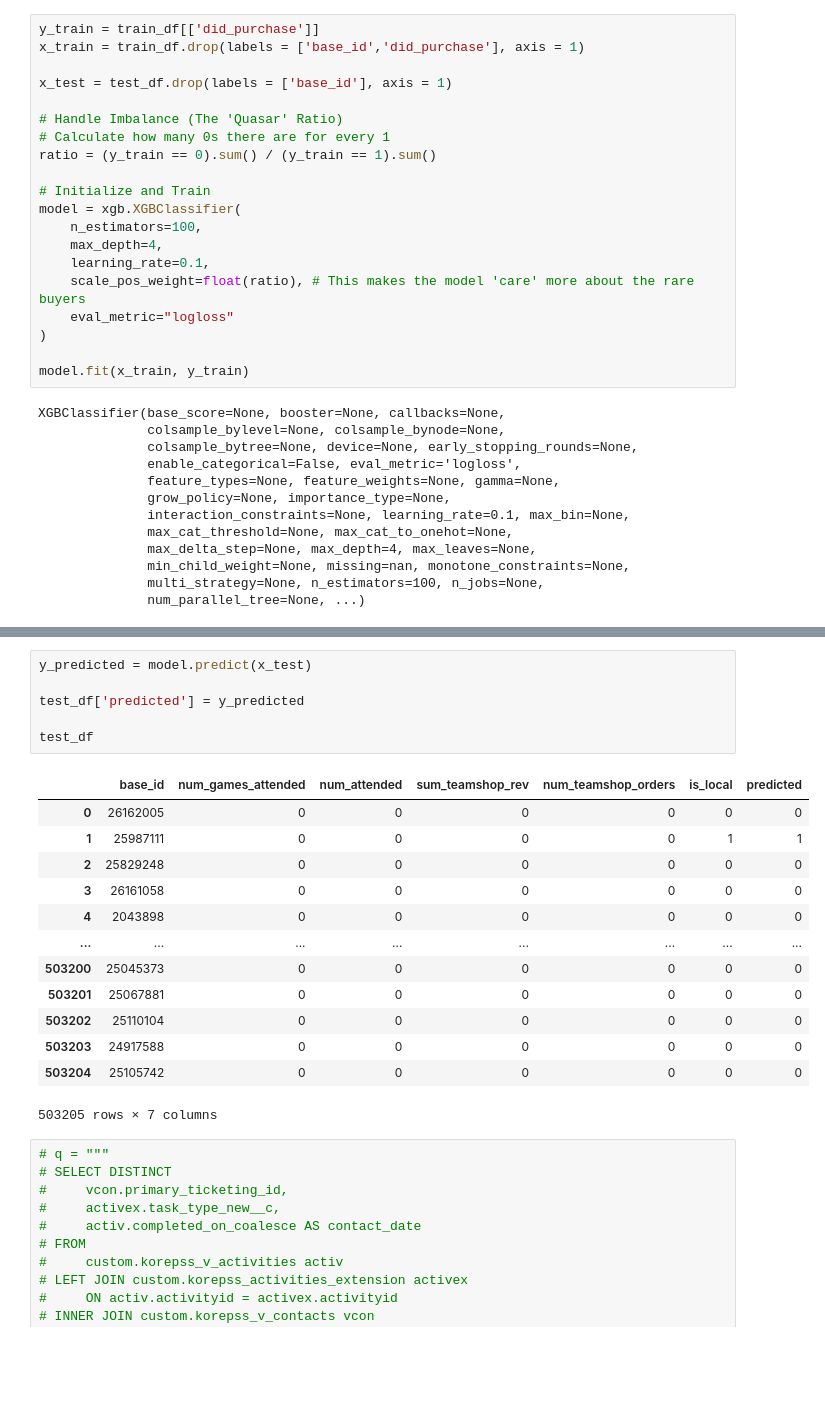
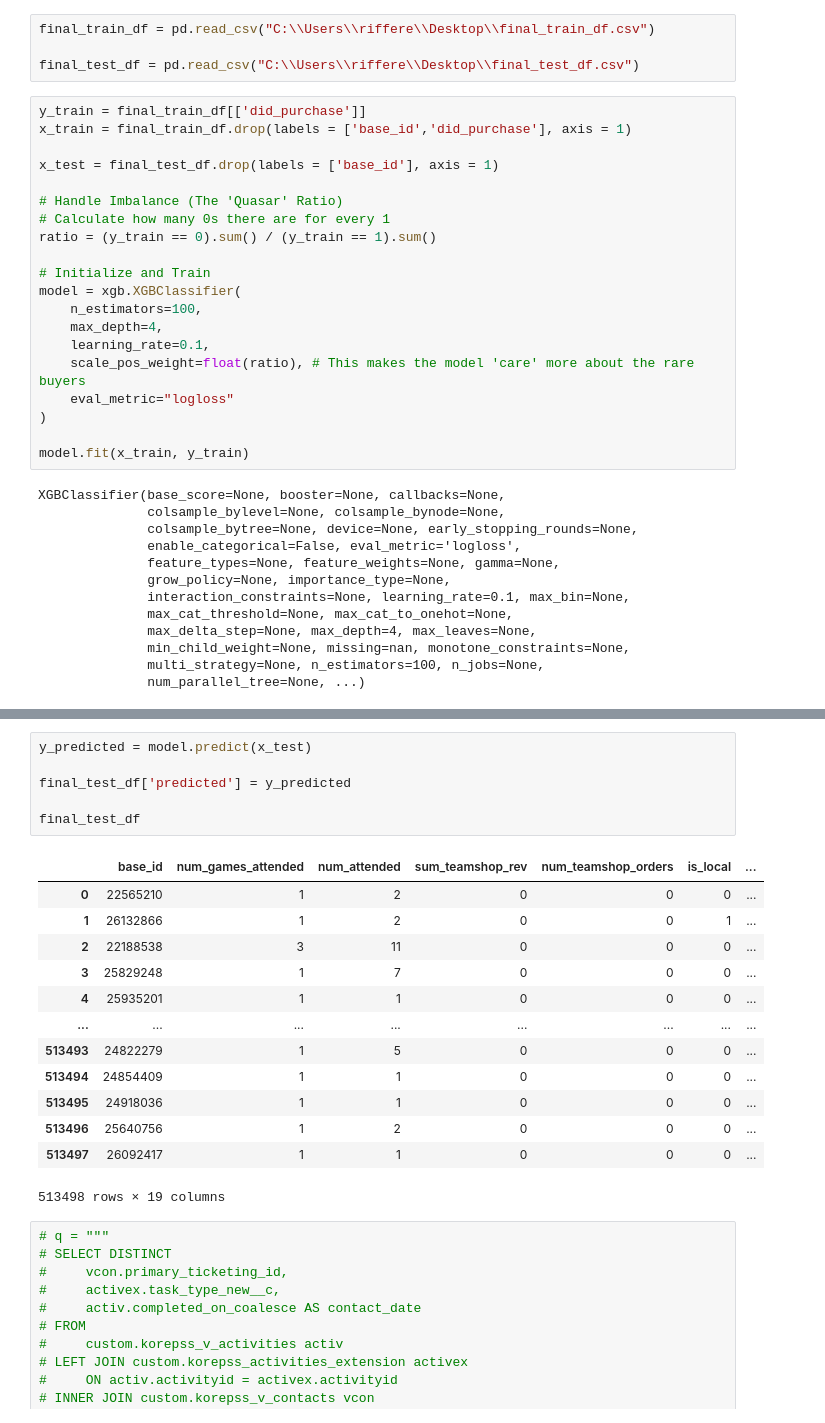
Before and after one commit to riffere-fla/pandas_party, a Jupyter notebook: lead_scoring.ipynb, the cells around one changed output, grey strips where cells are left out. Saved outputs shown, nothing was run; the diff lists cells and outputs as text; blank space fills up the shorter version.

```diff
--- a/lead_scoring.ipynb
+++ b/lead_scoring.ipynb
@@ -281,8 +914,12 @@ train_df = FLA_Redshift(**rs_creds).query_warehouse(sql_string=q)
+# %%
+final_train_df = pd.read_csv("C:\\Users\\riffere\\Desktop\\final_train_df.csv")
+
+final_test_df = pd.read_csv("C:\\Users\\riffere\\Desktop\\final_test_df.csv")
 # %%
-y_train = train_df[['did_purchase']]
-x_train = train_df.drop(labels = ['base_id','did_purchase'], axis = 1)
+y_train = final_train_df[['did_purchase']]
+x_train = final_train_df.drop(labels = ['base_id','did_purchase'], axis = 1)
 
-x_test = test_df.drop(labels = ['base_id'], axis = 1)
+x_test = final_test_df.drop(labels = ['base_id'], axis = 1)
 
 # Handle Imbalance (The 'Quasar' Ratio)
 # Calculate how many 0s there are for every 1
@@ -327,23 +965,23 @@ plt.show()
 # %%
 y_predicted = model.predict(x_test)
 
-test_df['predicted'] = y_predicted
+final_test_df['predicted'] = y_predicted
 
-test_df
+final_test_df
 # %% [output]
-|  | base_id | num_games_attended | num_attended | sum_teamshop_rev | num_teamshop_orders | is_local | predicted |
-| 0 | 26162005 | 0 | 0 | 0 | 0 | 0 | 0 |
-| 1 | 25987111 | 0 | 0 | 0 | 0 | 1 | 1 |
-| 2 | 25829248 | 0 | 0 | 0 | 0 | 0 | 0 |
-| 3 | 26161058 | 0 | 0 | 0 | 0 | 0 | 0 |
-| 4 | 2043898 | 0 | 0 | 0 | 0 | 0 | 0 |
+|  | base_id | num_games_attended | num_attended | sum_teamshop_rev | num_teamshop_orders | is_local | ... |
+| 0 | 22565210 | 1 | 2 | 0 | 0 | 0 | ... |
+| 1 | 26132866 | 1 | 2 | 0 | 0 | 1 | ... |
+| 2 | 22188538 | 3 | 11 | 0 | 0 | 0 | ... |
+| 3 | 25829248 | 1 | 7 | 0 | 0 | 0 | ... |
+| 4 | 25935201 | 1 | 1 | 0 | 0 | 0 | ... |
 | ... | ... | ... | ... | ... | ... | ... | ... |
-| 503200 | 25045373 | 0 | 0 | 0 | 0 | 0 | 0 |
-| 503201 | 25067881 | 0 | 0 | 0 | 0 | 0 | 0 |
-| 503202 | 25110104 | 0 | 0 | 0 | 0 | 0 | 0 |
-| 503203 | 24917588 | 0 | 0 | 0 | 0 | 0 | 0 |
-| 503204 | 25105742 | 0 | 0 | 0 | 0 | 0 | 0 |
+| 513493 | 24822279 | 1 | 5 | 0 | 0 | 0 | ... |
+| 513494 | 24854409 | 1 | 1 | 0 | 0 | 0 | ... |
+| 513495 | 24918036 | 1 | 1 | 0 | 0 | 0 | ... |
+| 513496 | 25640756 | 1 | 2 | 0 | 0 | 0 | ... |
+| 513497 | 26092417 | 1 | 1 | 0 | 0 | 0 | ... |
-503205 rows × 7 columns
+513498 rows × 19 columns
 # %%
 # q = """
 # SELECT DISTINCT
```
Also changed, not shown: parts of 11 cells of this notebook.
